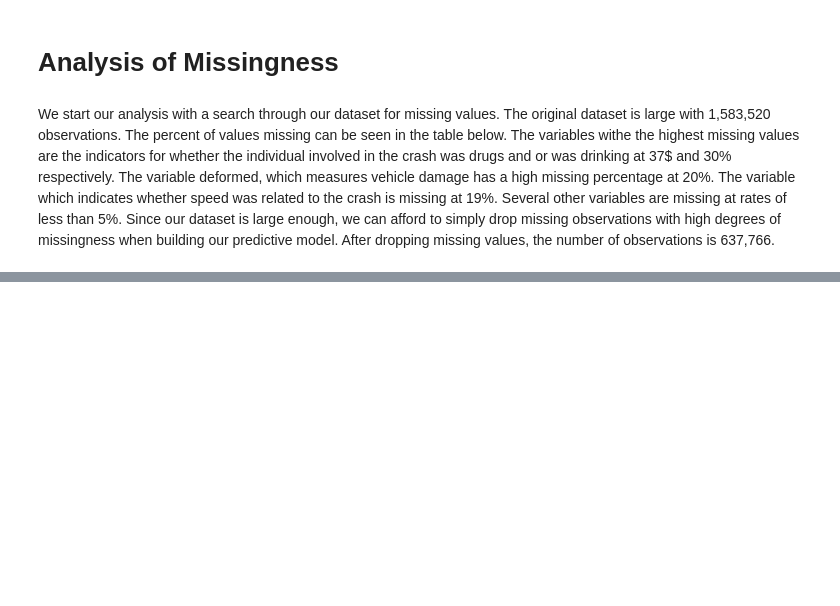
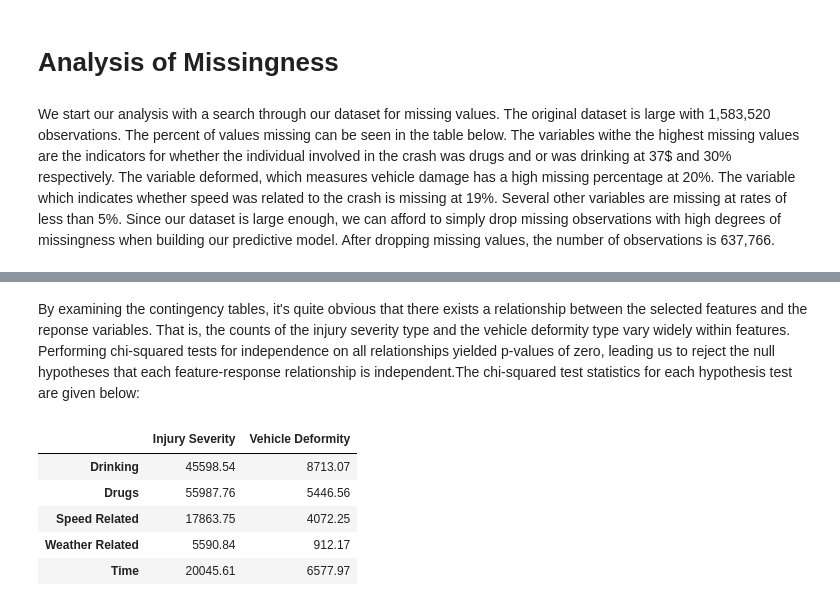
Before and after one commit to LMY014/Math189-Project, a Jupyter notebook: Final-Report.ipynb, the cells around one changed output, grey strips where cells are left out. Cells and saved outputs as stored; diff of their text form; code cells hidden in the pictures; blank space fills up the shorter version.

```diff
--- a/Final-Report.ipynb
+++ b/Final-Report.ipynb
@@ -239,0 +256,12 @@ display(img.resize((600, 400)))
+# %% [markdown]
+By examining the contingency tables, it's quite obvious that there exists a relationship between the selected features and the reponse variables. That is, the counts of the injury severity type and the vehicle deformity type vary widely within features. Performing chi-squared tests for independence on all relationships yielded p-values of zero, leading us to reject the null hypotheses that each feature-response relationship is independent.The chi-squared test statistics for each hypothesis test are given below:
+# %%
+tstats = pd.read_csv("assets/chi_sq_tstats.csv", index_col = 0).round(2)
+tstats
+# %% [output]
+|  | Injury Severity | Vehicle Deformity |
+| Drinking | 45598.54 | 8713.07 |
+| Drugs | 55987.76 | 5446.56 |
+| Speed Related | 17863.75 | 4072.25 |
+| Weather Related | 5590.84 | 912.17 |
+| Time | 20045.61 | 6577.97 |
```
Also changed, not shown: parts of 10 cells of this notebook, 15 other files.
